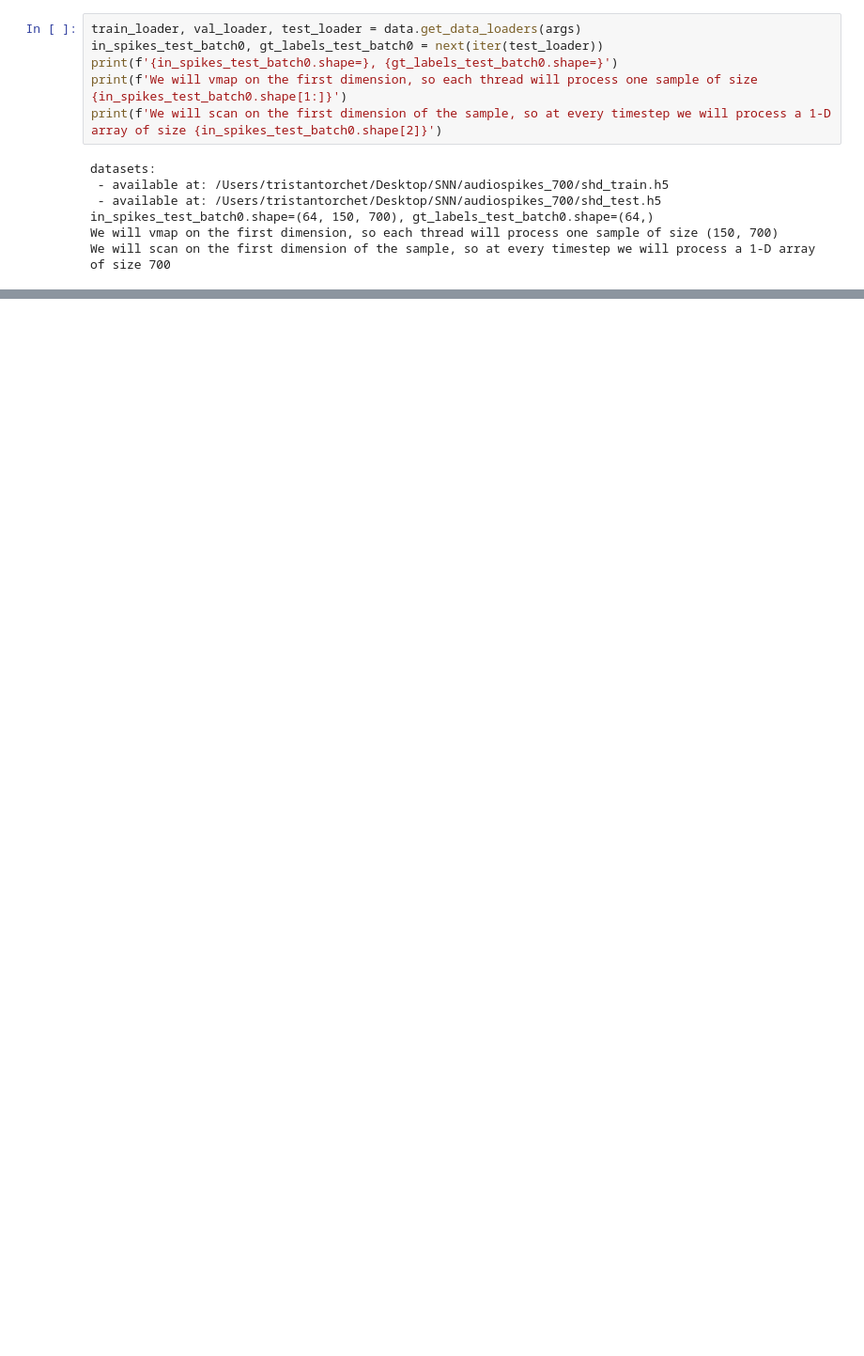
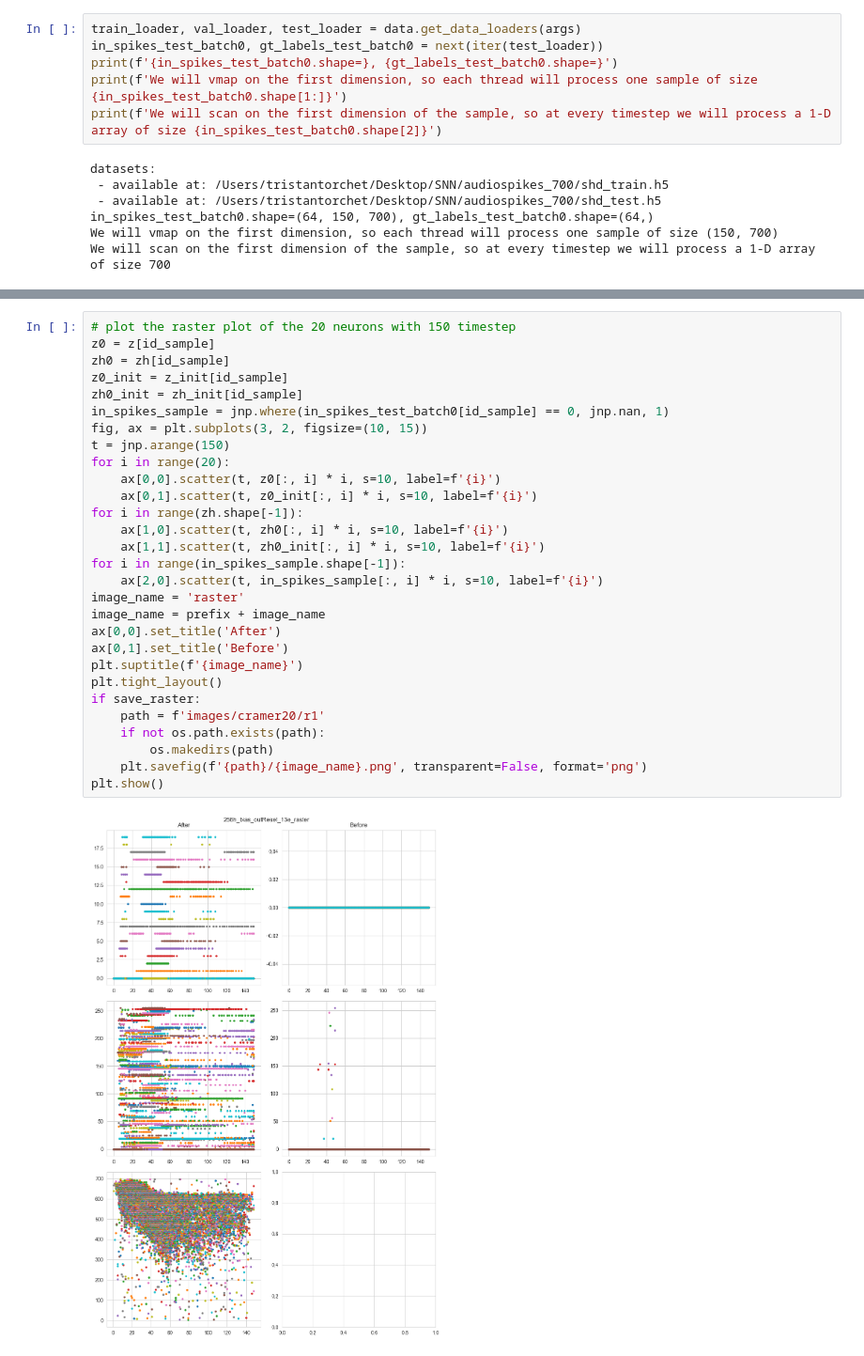
Before and after one commit to TristanTorchet/SNN, a Jupyter notebook: cramer2020_R1.ipynb, the cells around one changed output, grey strips where cells are left out. Shown at 94% size. Drawn from its saved outputs; the diff is of its cells as text; blank space fills up the shorter version.

```diff
--- a/cramer2020_R1.ipynb
+++ b/cramer2020_R1.ipynb
@@ -342,3 +315,34 @@ plt.show()
+# %%
+# plot the raster plot of the 20 neurons with 150 timestep
+z0 = z[id_sample]
+zh0 = zh[id_sample]
+z0_init = z_init[id_sample]
+zh0_init = zh_init[id_sample]
+in_spikes_sample = jnp.where(in_spikes_test_batch0[id_sample] == 0, jnp.nan, 1)
+fig, ax = plt.subplots(3, 2, figsize=(10, 15))
+t = jnp.arange(150)
+for i in range(20):
+    ax[0,0].scatter(t, z0[:, i] * i, s=10, label=f'{i}')
+    ax[0,1].scatter(t, z0_init[:, i] * i, s=10, label=f'{i}')
+for i in range(zh.shape[-1]):
+    ax[1,0].scatter(t, zh0[:, i] * i, s=10, label=f'{i}')
+    ax[1,1].scatter(t, zh0_init[:, i] * i, s=10, label=f'{i}')
+for i in range(in_spikes_sample.shape[-1]):
+    ax[2,0].scatter(t, in_spikes_sample[:, i] * i, s=10, label=f'{i}')
+image_name = 'raster'
+image_name = prefix + image_name
+ax[0,0].set_title('After')
+ax[0,1].set_title('Before')
+plt.suptitle(f'{image_name}')
+plt.tight_layout()
+if save_raster:
+    path = f'images/cramer20/r1'
+    if not os.path.exists(path):
+        os.makedirs(path)
+    plt.savefig(f'{path}/{image_name}.png', transparent=False, format='png')
+plt.show()
+# %% [output]
+[figure, added]
 # %%
 import matplotlib.pyplot as plt
 from matplotlib.collections import LineCollection
```
Also changed, not shown: parts of 15 cells of this notebook, 8 other files.
